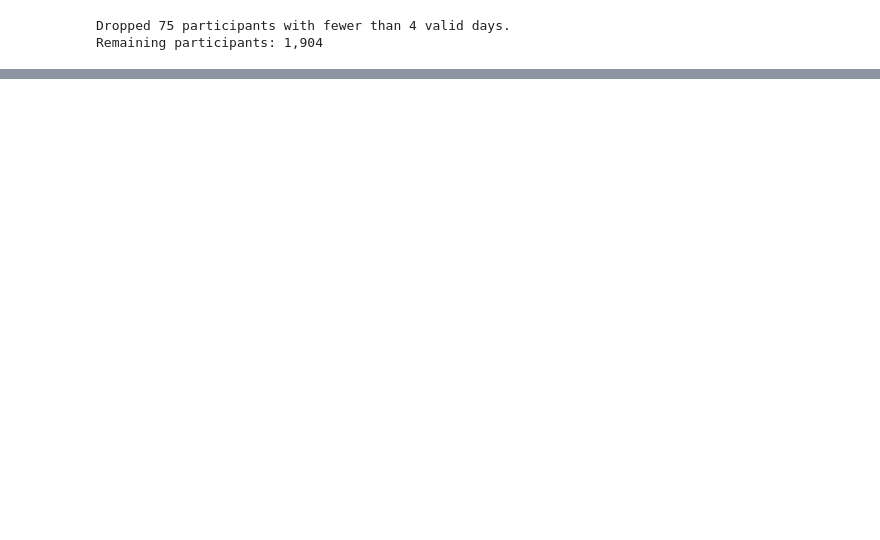
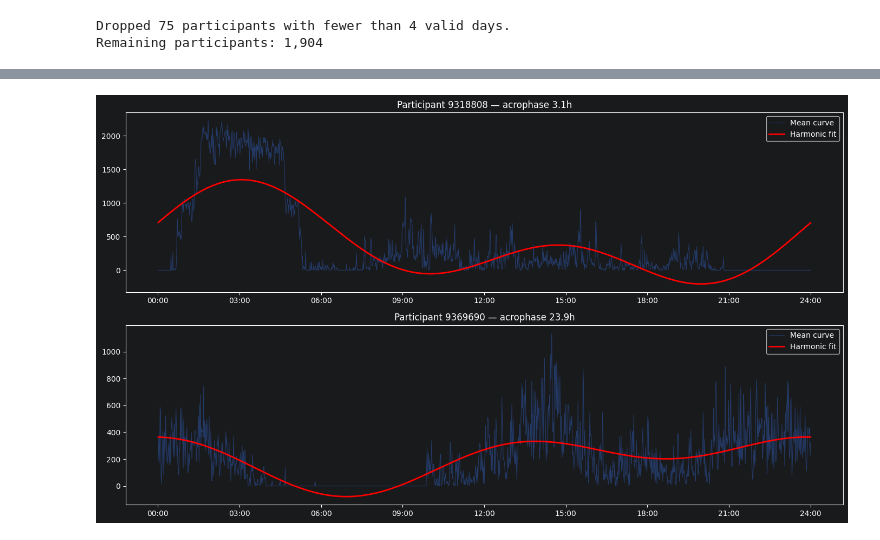
Before and after one commit to ninaschmidsberger/master-thesis, a Jupyter notebook: src/main.ipynb, the cells around one changed output, grey strips where cells are left out. Saved outputs shown, nothing was run; the diff lists cells and outputs as text; code cells hidden in the pictures; blank space fills up the shorter version.

```diff
--- a/src/main.ipynb
+++ b/src/main.ipynb
@@ -3594,0 +3804,31 @@ Remaining participants: 1,904
+# %%
+# Plot two outlier examples
+
+fig, axes = plt.subplots(nrows=2, ncols=1, figsize=(14, 8))
+
+for ax, participant_id in zip(axes, [9318808, 9369690]):
+    participant_curve = mean_daily_curve[mean_daily_curve["ID"] == participant_id]
+    minutes = participant_curve["minute_sequence"].to_numpy(dtype=float)
+    counts = participant_curve["mean_counts"].to_numpy(dtype=float)
+
+    design_matrix = np.column_stack([
+        np.ones(len(minutes)),
+        np.cos(2 * np.pi * 1 * minutes / 1440),
+        np.sin(2 * np.pi * 1 * minutes / 1440),
+        np.cos(2 * np.pi * 2 * minutes / 1440),
+        np.sin(2 * np.pi * 2 * minutes / 1440),
+    ])
+    coefficients, _, _, _ = lstsq(design_matrix, counts, rcond=None)
+    fitted_counts = design_matrix @ coefficients
+
+    ax.plot(minutes, counts, alpha=0.4, linewidth=0.8, label="Mean curve")
+    ax.plot(minutes, fitted_counts, linewidth=2, color="red", label="Harmonic fit")
+    ax.set_title(f"Participant {participant_id} — acrophase {harmonic_features.loc[participant_id, 'acrophase']:.1f}h")
+    ax.set_xticks([0, 180, 360, 540, 720, 900, 1080, 1260, 1440])
+    ax.set_xticklabels(["00:00", "03:00", "06:00", "09:00", "12:00", "15:00", "18:00", "21:00", "24:00"])
+    ax.legend()
+
+plt.tight_layout()
+plt.show()
+# %% [output]
+[figure, added]
```
Also changed, not shown: parts of 86 cells of this notebook, 2 other files.
